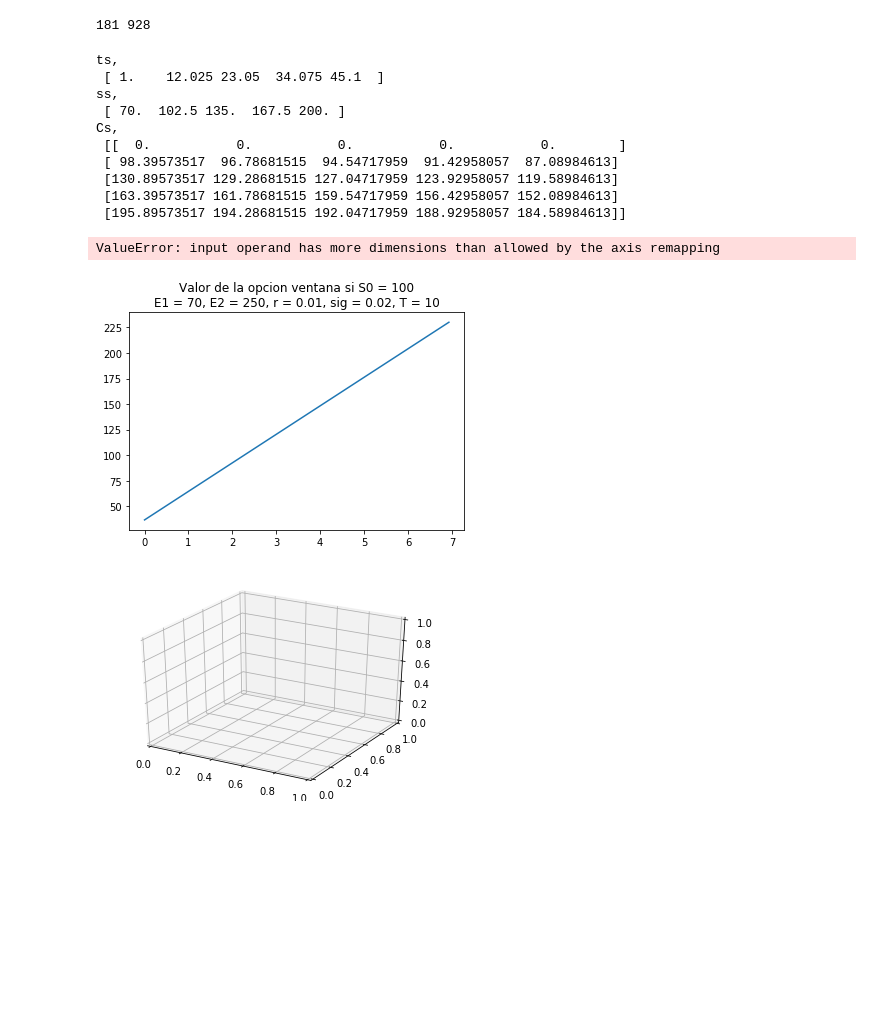
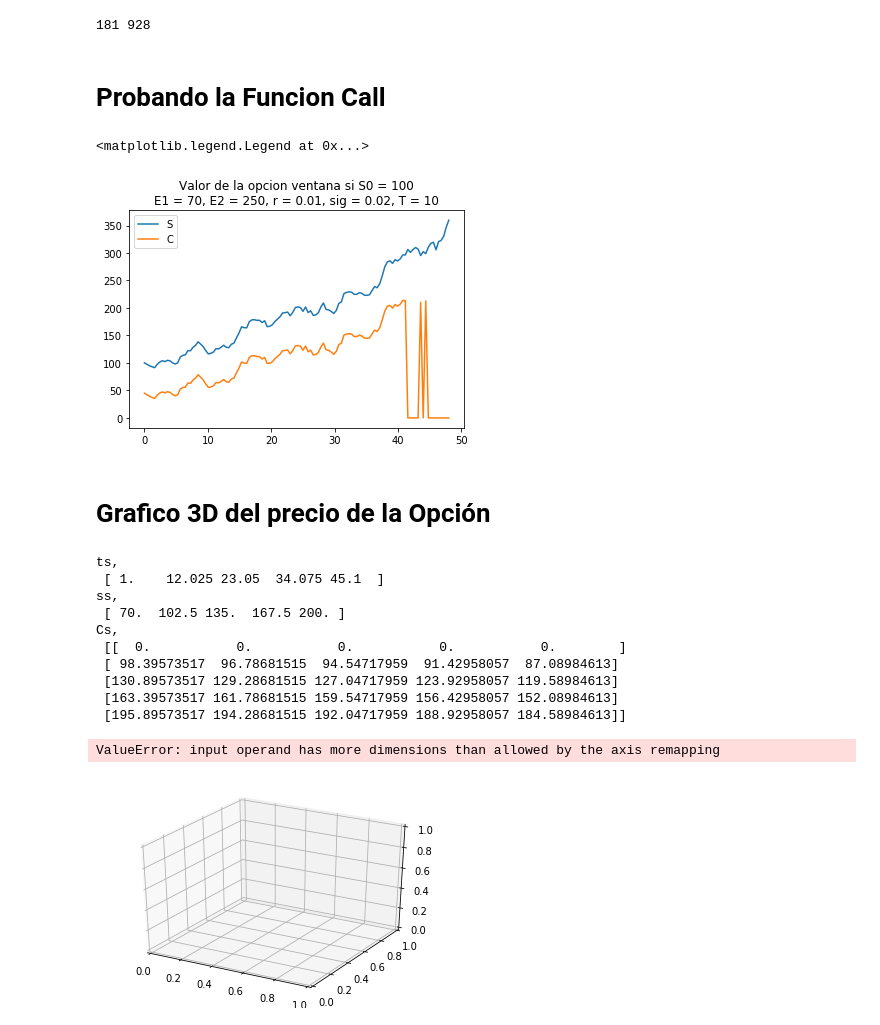
Before and after one commit to Cohnan/FinancialAdministrationModels, a Jupyter notebook: Proyecto 2/Proyecto 2 SCPG Punto 2.ipynb, the cells around one changed output. Cells and saved outputs as stored; diff of their text form; code cells hidden in the pictures; blank space fills up the shorter version.

Commit message:
Hecho ejemplo medio bueno de la funcion Call

```diff
--- a/Proyecto 2/Proyecto 2 SCPG Punto 2.ipynb
+++ b/Proyecto 2/Proyecto 2 SCPG Punto 2.ipynb
@@ -192,47 +195,61 @@ for r in ratios:
 print(mayores, totales)
 # %% [output]
 181 928
+# %% [markdown]
+# Probando la Funcion Call
+# %%
+#callV(S = 100, t = 20, E1 = 80, E2 = 200, r = 0.015, sig = 0.09, T = 100)
+#ts = np.linspace(0, 7, 100)
+#Ss = np.linspace(100, 300, 100)
+#cs = callV(S = Ss, t = ts, E1 = 70, E2 = 250, r = 0.01, sig = 0.02, T = 10) # Funciona chevere
+
+mmu = 0.02
+ssig = 0.05
+tau = mmu/2.
+
+ts, Ss = grafico_valor_activo(mu = mmu, sig = ssig, S0 = 100, N = 48, txtad = "Sim. 1", graficar = False, pts = 120)
+cs = callV(S = Ss, t = ts, E1 = 70, E2 = 300, r = tau, sig = ssig, T = 24)
+
+plt.figure()
+plt.title("Valor de la opcion ventana si S0 = 100\nE1 = 70, E2 = 250, r = 0.01, sig = 0.02, T = 10")
+plt.plot(ts, Ss)
+plt.plot(ts, cs)
+
+plt.legend(("S", "C"), loc = "upper left")
+# %% [output]
+<matplotlib.legend.Legend at 0x...>
+[figure, added]
+# %% [markdown]
+# Grafico 3D del precio de la Opción
 # %%
-callV(S = 100, t = 20, E1 = 80, E2 = 200, r = 0.015, sig = 0.09, T = 100)
 vCallV = np.vectorize(callV)
-ts = np.linspace(0, 7, 100)
-Ss = np.linspace(100, 300, 100)
-#cs = callV(S = Ss, t = ts, E1 = 70, E2 = 250, r = 0.01, sig = 0.02, T = 10) # Funciona chevere
-cs = callV(S = Ss, t = ts, E1 = 70, E2 = 300, r = 0.01, sig = 0.02, T = 10)
-
-plt.figure()
-plt.title("Valor de la opcion ventana si S0 = 100\nE1 = 70, E2 = 250, r = 0.01, sig = 0.02, T = 10")
-plt.plot(ts, cs)
-
-
 
 fig = plt.figure()
 ax = fig.add_subplot(111, projection='3d')
 ts = np.linspace(1, 45.1, 5)
 ss = np.linspace(70, 200, 5)
 Ts, Ss = np.meshgrid(ts,
                      ss)
 #Ts = Ts.T
 #Ss = Ss.T
 print("ts,\n", ts)
 print("ss,\n", ss)
-Cs = callV(S = Ss, t = Ts, E1 = 80, E2 = 20000, r = 0.03, sig = 0.09, T = 100)
+Cs = vCallV(S = Ss, t = Ts, E1 = 80, E2 = 201, r = 0.03, sig = 0.09, T = 100)
 print("Cs,\n", Cs)
 
 #ax.plot_surface(Ss, Ts, Cs)
 ax.plot(ts, ss, zs = Cs)#np.asarray([[1, 2, 3]], [[4, 3, 2]], [[2, 3, 4]])
 plt.show()
 # %% [output]
 ts,
  [ 1.    12.025 23.05  34.075 45.1  ]
 ss,
  [ 70.  102.5 135.  167.5 200. ]
 Cs,
  [[  0.           0.           0.           0.           0.        ]
  [ 98.39573517  96.78681515  94.54717959  91.42958057  87.08984613]
  [130.89573517 129.28681515 127.04717959 123.92958057 119.58984613]
  [163.39573517 161.78681515 159.54717959 156.42958057 152.08984613]
  [195.89573517 194.28681515 192.04717959 188.92958057 184.58984613]]
 ValueError: input operand has more dimensions than allowed by the axis remapping
-[figure, old version]
+[figure, new version]
-[figure, removed]
```
Also changed, not shown: parts of 4 cells of this notebook.
